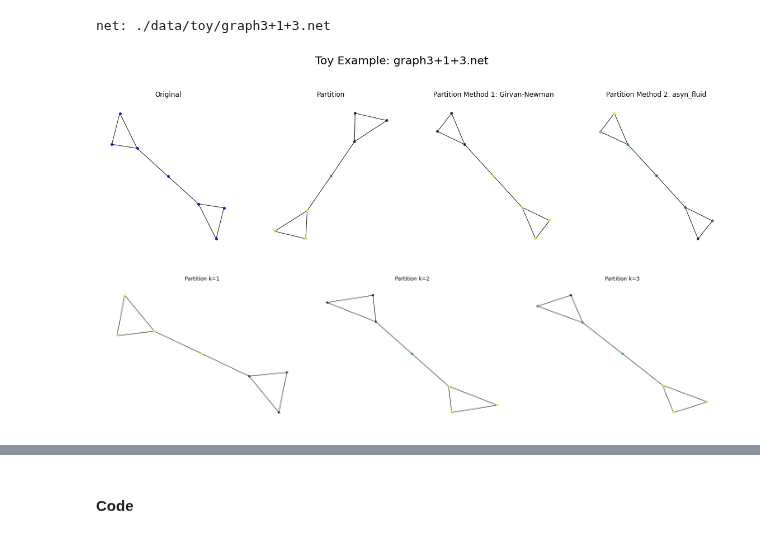
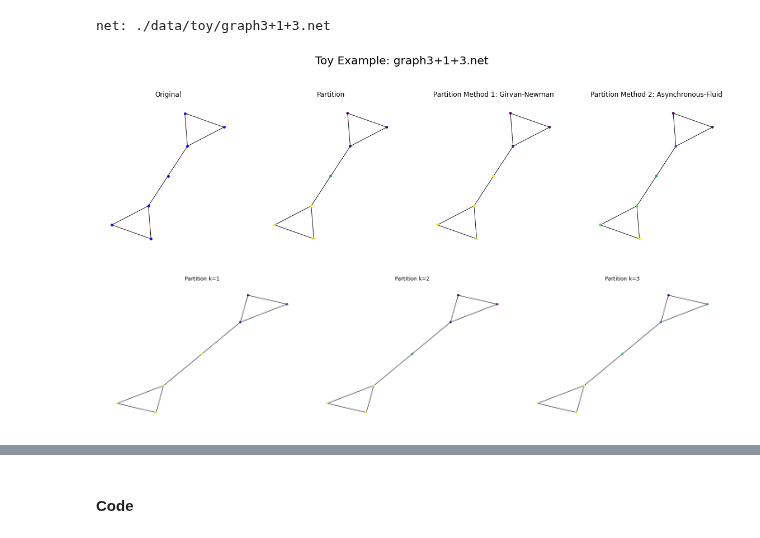
Before and after one commit to EjbejaranosAI/Complex_Networks, a Jupyter notebook: 3_Community_detection/A3-Community_Detection.ipynb, the cells around one changed output, grey strips where cells are left out. Cells and saved outputs as stored; diff of their text form; code cells hidden in the pictures.

```diff
--- a/3_Community_detection/A3-Community_Detection.ipynb
+++ b/3_Community_detection/A3-Community_Detection.ipynb
@@ -97,51 +97,52 @@ TOTAL_FILES = sum([len(x) for _,x in DATA.items()])
 ## create the figure
 fig, axs = plt.subplots(1, NUM_PARTITIONS, figsize=(20,5))
 axs = axs.ravel()
-
+pos = nx.kamada_kawai_layout(g)
 ## plot the original
-nx.draw(g, ax=axs[0], node_color='b', edge_color='k', node_size=15, alpha=0.9)
+nx.draw(g,pos=pos, ax=axs[0], node_color='b', edge_color='k', node_size=15, alpha=0.9)
 
 ## plot the partition
-nx.draw(g, ax=axs[1], node_color=list(cl.values()), node_size=15, alpha=0.9)
+nx.draw(g,pos=pos, ax=axs[1], node_color=list(cl.values()), node_size=15, alpha=0.9)
 
 
 ## plot the partition method 1: Girvan-Newman
-ca1 = CommunityAlgs(g, method='girvan_newman', verbosity=False)
+ca1 = CommunityAlgs(g, method='girvan_newman',layout=nx.kamada_kawai_layout(g), verbosity=False)
 ca1_comm, ca1_nc = ca1.algorithm
-nx.draw(g, ax=axs[2], node_color=dict_vals_to_list(ca1_nc[0]), node_size=15, alpha=0.9)
+nx.draw(g,pos=pos, ax=axs[2], node_color=dict_vals_to_list(ca1_nc[0]), node_size=15, alpha=0.9)
 
 
-## plot the method 2: asyn_fluid
-ca2 = CommunityAlgs(g, method='asyn_fluid', verbosity=False)
+## plot the method 2: ASYN_FLUID
+ca2 = CommunityAlgs(g, method='asyn_fluid',layout=nx.kamada_kawai_layout(g), verbosity=False)
 ca2_comm, ca2_nc = ca2.algorithm
-nx.draw(g, ax=axs[3], node_color=dict_vals_to_list(ca2_nc), node_size=15, alpha=0.9)
+nx.draw(g,pos=pos, ax=axs[3], node_color=dict_vals_to_list(ca2_nc), node_size=15, alpha=0.9)
 
 ## set the titles
 axs[0].set_title('Original')
 axs[1].set_title('Partition')
 axs[2].set_title('Partition Method 1: Girvan-Newman')
-axs[3].set_title('Partition Method 2: asyn_fluid')
+axs[3].set_title('Partition Method 2: Asynchronous-Fluid')
 plt.suptitle(f'Toy Example: {net.split("/")[-1]}', fontsize=20, y=1.1)
 plt.show()
 # %% [output]
-[figure, old version]
+[figure, new version]
 # %%
 ## This works to plot the different k-communities in a graph
 from networkx.algorithms.community.centrality import girvan_newman
 mapper = {name:idx for idx, name in  enumerate(g.nodes())}
 ## apply the algorithm to the graph
 communities = girvan_newman(g) ## generator object
 ## another approach to get the community
+pos = nx.fruchterman_reingold_layout(g)
 import itertools
 ## define the number of communities (tuple)
 k = 3
 fig, axs = plt.subplots(1, k, figsize=(20,5))
 axs = axs.ravel()
 for idx, comm in enumerate(itertools.islice(communities, k)):
     part = tuple(sorted(c) for c in comm)
     b = lol2idx(part) ## Converts the list of list into a dictionary of sublist-index
-    nx.draw(g, node_color=list(b.values()), node_size=15, ax=axs[idx])#,with_labels=True)
+    nx.draw(g,pos=pos, node_color=list(b.values()), node_size=15, ax=axs[idx])#,with_labels=True)
     axs[idx].set_title(f"Partition k={idx+1}")
 plt.tight_layout()
 # %% [output]
-[figure, old version]
+[figure, new version]
```
Also changed, not shown: parts of 11 cells of this notebook, 4 other files.
